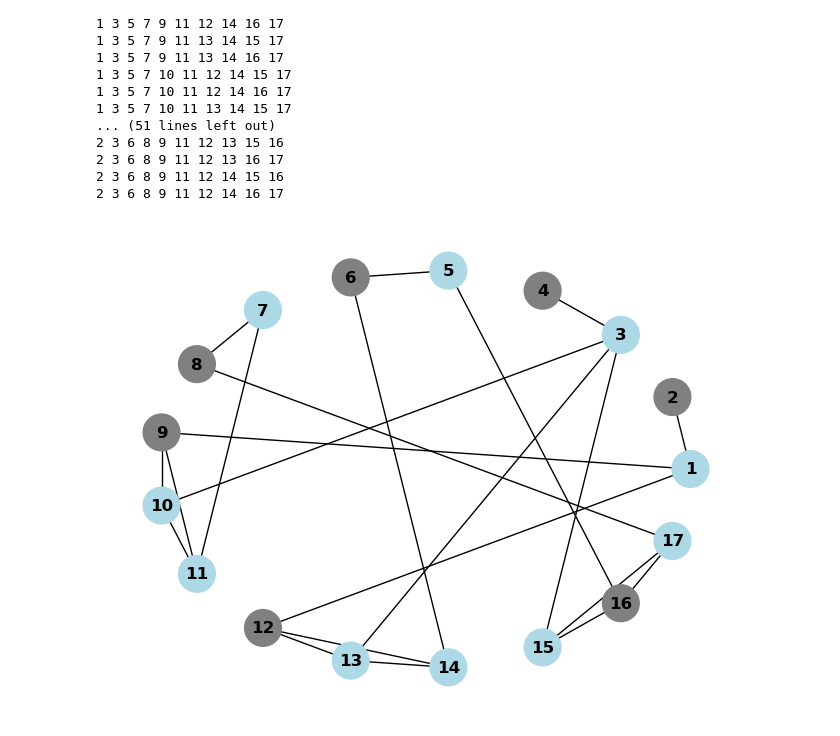
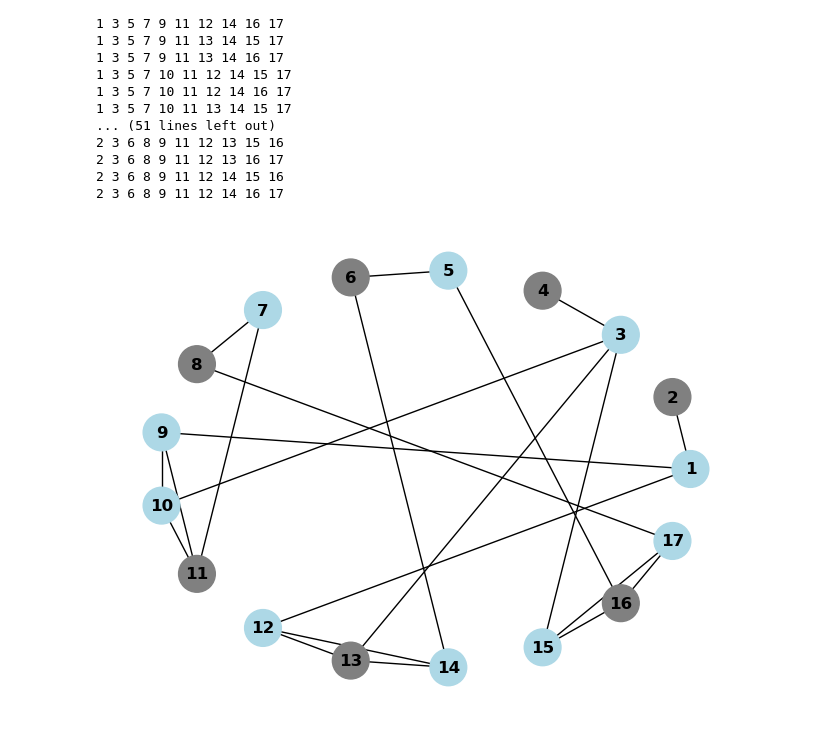
Before and after one commit to ExitedState/2301365_ALGO-LAB, a Jupyter notebook: LAB10/LAB10_Q3.ipynb, the cells around one changed output. Drawn from its saved outputs; the diff is of its cells as text; code cells hidden in the pictures.

```diff
--- a/LAB10/LAB10_Q3.ipynb
+++ b/LAB10/LAB10_Q3.ipynb
@@ -158,32 +158,32 @@ Yes
 # %%
 import networkx as nx
 import matplotlib.pyplot as plt
 
 def draw_graph_with_vertex_cover(adj_matrix, vertex_cover):
     G = nx.Graph()
     num_vertices = len(adj_matrix)
 
     # Add nodes
     G.add_nodes_from(range(1, num_vertices + 1))
 
     # Add edges
     for i in range(num_vertices):
         for j in range(i+1, num_vertices):
             if adj_matrix[i][j] == 1:
                 G.add_edge(i + 1, j + 1)
 
     # Node colors: blue for vertex cover, gray for others
     node_colors = ['lightblue' if (i + 1) in vertex_cover else 'gray' for i in range(num_vertices)]
 
     # Draw the graph
     pos = nx.circular_layout(G)
     nx.draw(G,pos, with_labels=True, node_color=node_colors, font_weight='bold', node_size=700)
     plt.show()
 
 # Assuming graph.adj_matrix is the adjacency matrix from the previous code
 # Manually specify a vertex cover (this is just an example and might not be optimal)
 valid_vertex_covers = [[x+1 for x in row] for row in valid_vertex_covers]
-vertex_cover = valid_vertex_covers[10]  # Example vertex cover nodes
+vertex_cover = valid_vertex_covers[0]  # Example vertex cover nodes
 draw_graph_with_vertex_cover(graph.adj_matrix, vertex_cover)
 # %% [output]
-[figure, old version]
+[figure, new version]
```
